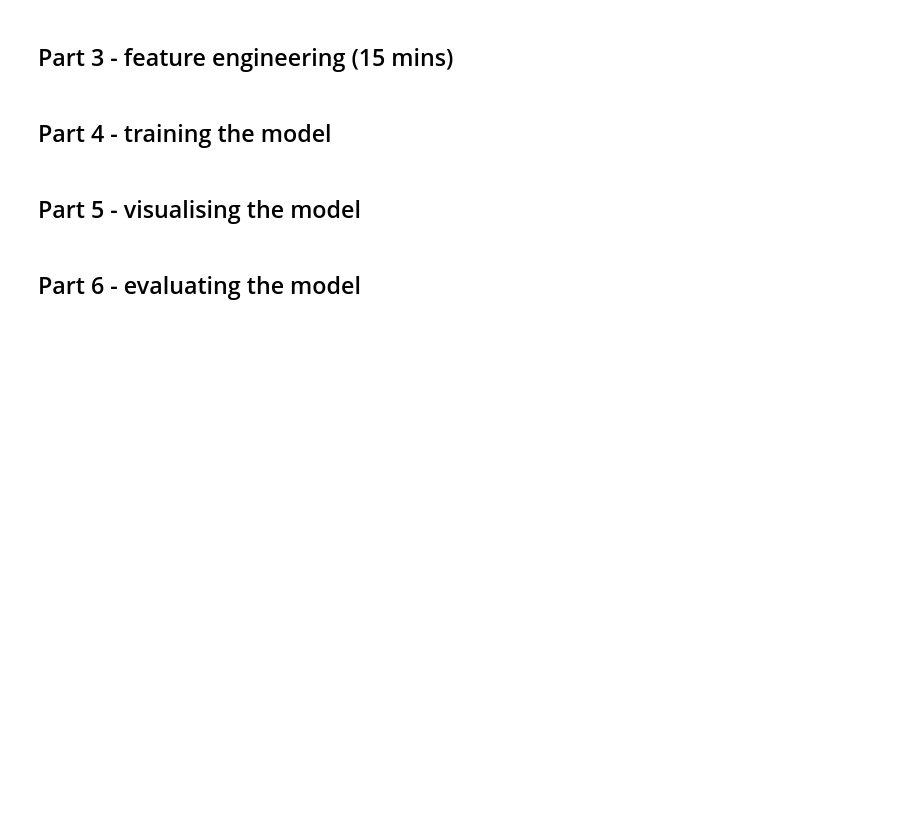
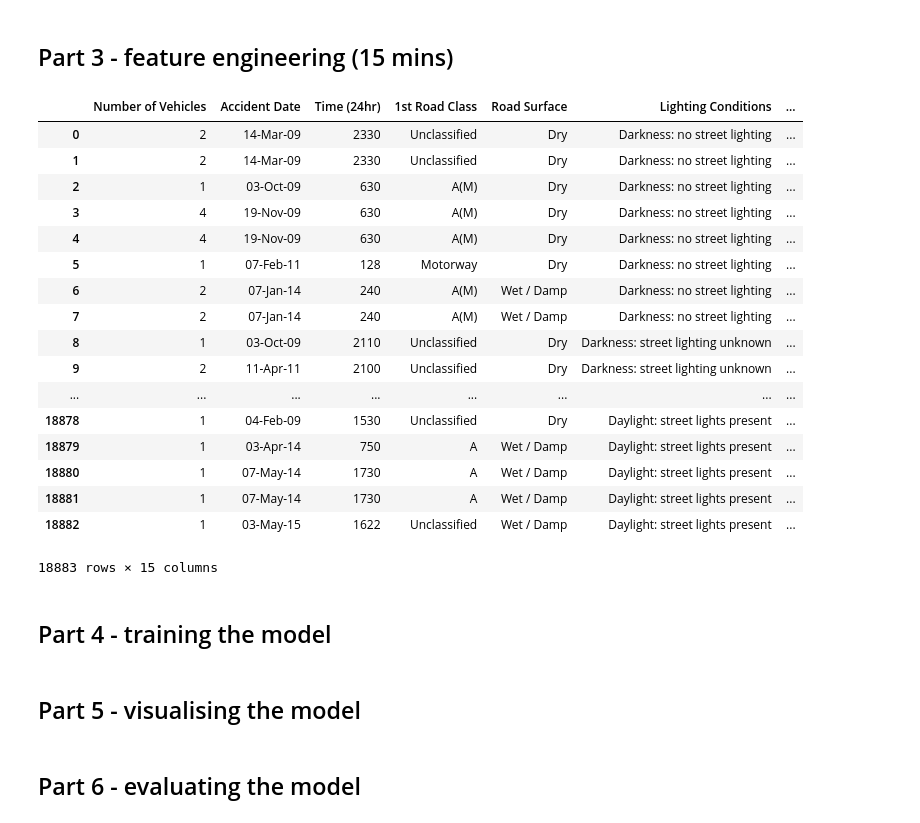
Before and after one commit to INRIX-rebecca-davey/python-ml-workshop, a Jupyter notebook: code/complete_notebook.ipynb, the cells around one changed output. Cells and saved outputs as stored; diff of their text form; code cells hidden in the pictures; blank space fills up the shorter version.

```diff
--- a/code/complete_notebook.ipynb
+++ b/code/complete_notebook.ipynb
@@ -79,6 +190,30 @@ df = pd.read_csv("../data/cleaned-with-latlng.csv", encoding='latin1')
 # %%
 # not all of the existing features in the dataset are going to be useful
 # e.g. without map to tie to, lat and long not useful so can exclude
+# %%
+# removing columns we don't want
+
+df = df.drop(columns=['Latitude', 'Longitude', 'Reference Number'])
+df
+# %% [output]
+|  | Number of Vehicles | Accident Date | Time (24hr) | 1st Road Class | Road Surface | Lighting Conditions | ... |
+| 0 | 2 | 14-Mar-09 | 2330 | Unclassified | Dry | Darkness: no street lighting | ... |
+| 1 | 2 | 14-Mar-09 | 2330 | Unclassified | Dry | Darkness: no street lighting | ... |
+| 2 | 1 | 03-Oct-09 | 630 | A(M) | Dry | Darkness: no street lighting | ... |
+| 3 | 4 | 19-Nov-09 | 630 | A(M) | Dry | Darkness: no street lighting | ... |
+| 4 | 4 | 19-Nov-09 | 630 | A(M) | Dry | Darkness: no street lighting | ... |
+| 5 | 1 | 07-Feb-11 | 128 | Motorway | Dry | Darkness: no street lighting | ... |
+| 6 | 2 | 07-Jan-14 | 240 | A(M) | Wet / Damp | Darkness: no street lighting | ... |
+| 7 | 2 | 07-Jan-14 | 240 | A(M) | Wet / Damp | Darkness: no street lighting | ... |
+| 8 | 1 | 03-Oct-09 | 2110 | Unclassified | Dry | Darkness: street lighting unknown | ... |
+| 9 | 2 | 11-Apr-11 | 2100 | Unclassified | Dry | Darkness: street lighting unknown | ... |
+| ... | ... | ... | ... | ... | ... | ... | ... |
+| 18878 | 1 | 04-Feb-09 | 1530 | Unclassified | Dry | Daylight: street lights present | ... |
+| 18879 | 1 | 03-Apr-14 | 750 | A | Wet / Damp | Daylight: street lights present | ... |
+| 18880 | 1 | 07-May-14 | 1730 | A | Wet / Damp | Daylight: street lights present | ... |
+| 18881 | 1 | 07-May-14 | 1730 | A | Wet / Damp | Daylight: street lights present | ... |
+| 18882 | 1 | 03-May-15 | 1622 | Unclassified | Wet / Damp | Daylight: street lights present | ... |
+18883 rows × 15 columns
 # %%
 # creating better features from existing ones (e.g. weekend vs weekday, day bins)
 
```
Also changed, not shown: parts of 12 cells of this notebook.
